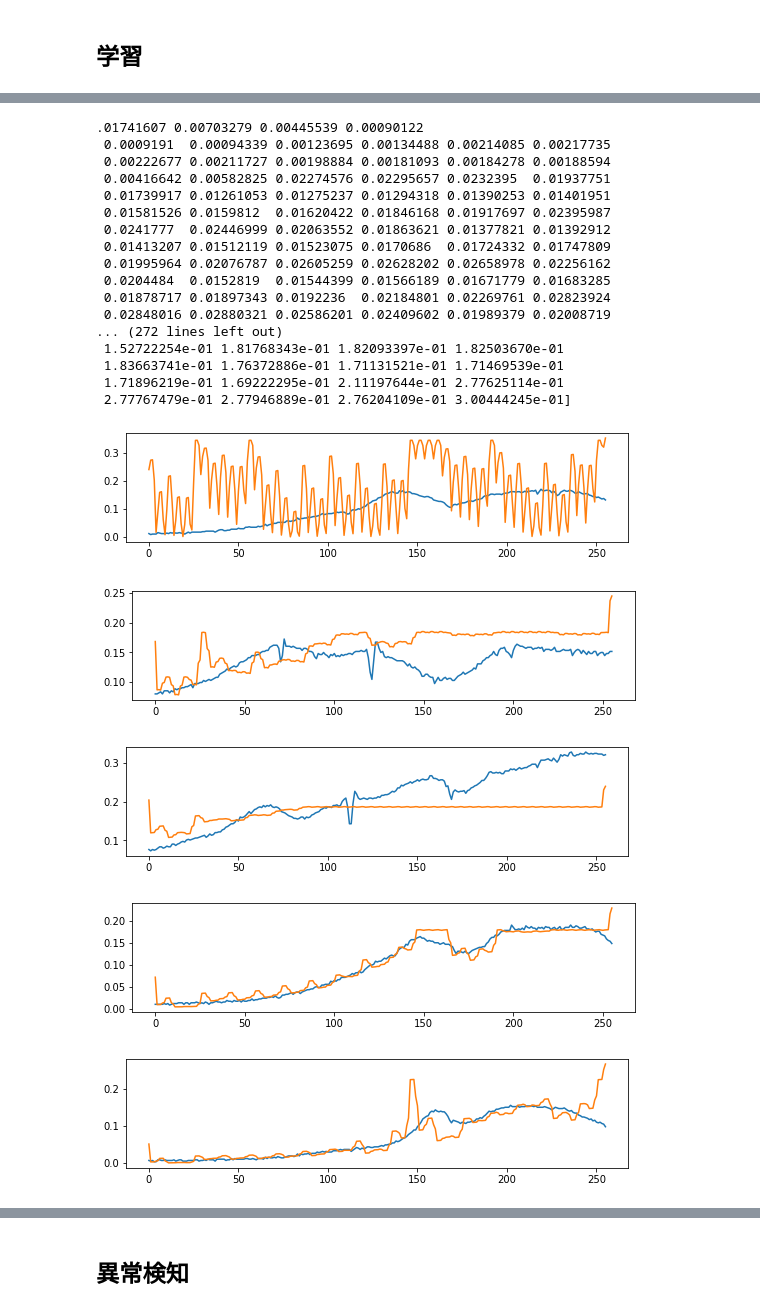
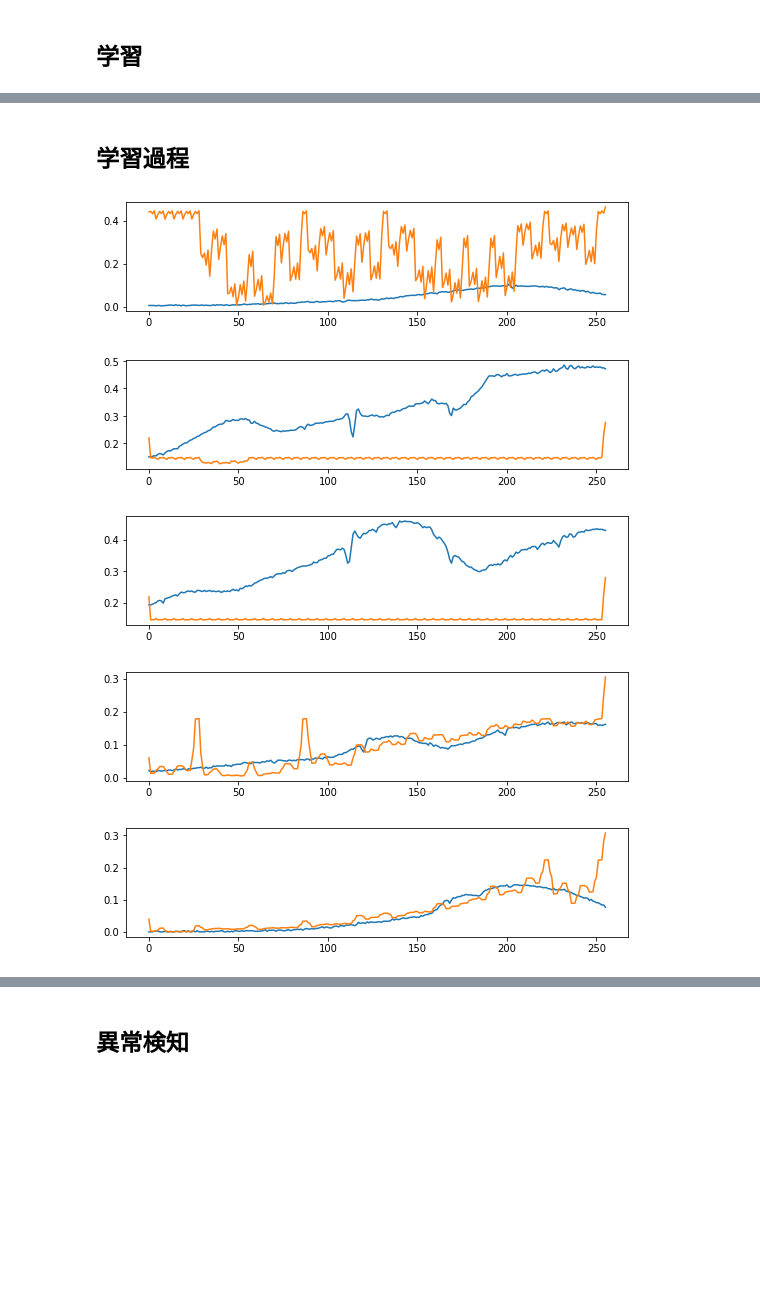
Before and after one commit to YukiHorikawaa/AutoEncoder, a Jupyter notebook: AutoEncoder_main0513.ipynb, the cells around one changed output, grey strips where cells are left out. Saved outputs shown, nothing was run; the diff lists cells and outputs as text; code cells hidden in the pictures; blank space fills up the shorter version.

```diff
--- a/AutoEncoder_main0513.ipynb
+++ b/AutoEncoder_main0513.ipynb
@@ -70,0 +4,18 @@ data.shape
+# %%
+import torch
+import torch.nn as nn
+import torch.nn.functional as F
+import torch.optim as optim
+import matplotlib.pyplot as plt
+from torchvision import datasets, transforms
+import dataset
+Dataset = dataset.dataset("Obrid_AE", "data")
+Dataset.concat_data("sample_data")
+Dataset = dataset.dataset("Obrid_AE", "test")
+print("----------------------")
+Dataset.concat_data("sample_test")
+print("----------------------")
+data = Dataset.read_savedata("sample_test")
+print(data.shape[0])
+print("----------------------")
+data, test_data , anomaly_data= Dataset.read_traindata("sample_data", "sample_test", 300, 300, 1)
@@ -148,14 +46,16 @@ class Autoencoder(nn.Module):
 # %% [markdown]
 ## 学習
 # %%
-model = Autoencoder()
+import mainmodel
+import numpy as np
+model = mainmodel.Autoencoder2()
 criterion = nn.MSELoss()
 optimizer = torch.optim.Adam(model.parameters(), lr = 1e-3, weight_decay = 1e-5)
 
 outputs = []
 #テンソル型に変換
-test_data = torch.from_numpy(test_data.astype(np.float32)).clone()
-for epoch in test_data:
+data = torch.from_numpy(data.astype(np.float32)).clone()
+for epoch in data:
     for data in epoch:
         recon = model(data)
         print(recon.shape, data.shape)
@@ -188,32 +88,22 @@ torch.Size([1, 1, 256]) torch.Size([1, 1, 256])
+# %% [markdown]
+## 学習過程
 # %%
+import numpy as np
+model_name = "3"
+ModelEdit = mainmodel.Modeledit("Obrid_AE")
+ModelEdit.save_model(model, model_name)
+epoch_num = 100
 for k in range(0, epoch_num, int(epoch_num/10)):
     plt.figure(figsize=(9, 2))
     datas = outputs[k][1].flatten().detach().numpy()
     recon = outputs[k][2].flatten().detach().numpy()
-    print(data.flatten())
-    print(recon.flatten())
+    # print(data.flatten())
+    # print(recon.flatten())
     plt.plot(datas)
     plt.plot(recon)
 # %% [output]
-.01741607 0.00703279 0.00445539 0.00090122
- 0.0009191  0.00094339 0.00123695 0.00134488 0.00214085 0.00217735
- 0.00222677 0.00211727 0.00198884 0.00181093 0.00184278 0.00188594
- 0.00416642 0.00582825 0.02274576 0.02295657 0.0232395  0.01937751
- 0.01739917 0.01261053 0.01275237 0.01294318 0.01390253 0.01401951
- 0.01581526 0.0159812  0.01620422 0.01846168 0.01917697 0.02395987
- 0.0241777  0.02446999 0.02063552 0.01863621 0.01377821 0.01392912
- 0.01413207 0.01512119 0.01523075 0.0170686  0.01724332 0.01747809
- 0.01995964 0.02076787 0.02605259 0.02628202 0.02658978 0.02256162
- 0.0204484  0.0152819  0.01544399 0.01566189 0.01671779 0.01683285
- 0.01878717 0.01897343 0.0192236  0.02184801 0.02269761 0.02823924
- 0.02848016 0.02880321 0.02586201 0.02409602 0.01989379 0.02008719
-... (272 lines left out)
- 1.52722254e-01 1.81768343e-01 1.82093397e-01 1.82503670e-01
- 1.83663741e-01 1.76372886e-01 1.71131521e-01 1.71469539e-01
- 1.71896219e-01 1.69222295e-01 2.11197644e-01 2.77625114e-01
- 2.77767479e-01 2.77946889e-01 2.76204109e-01 3.00444245e-01]
-[figure, old version]
+[figure, new version]
-[figure, old version]
+[figure, new version]
-[figure, old version]
+[figure, new version]
-[figure, old version]
+[figure, new version]
-[figure, old version]
+[figure, new version]
```
Also changed, not shown: parts of 12 cells of this notebook, 9 other files.
